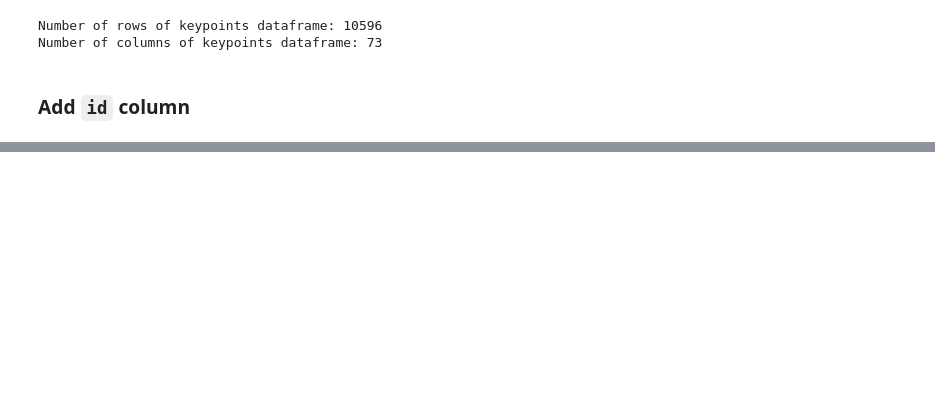
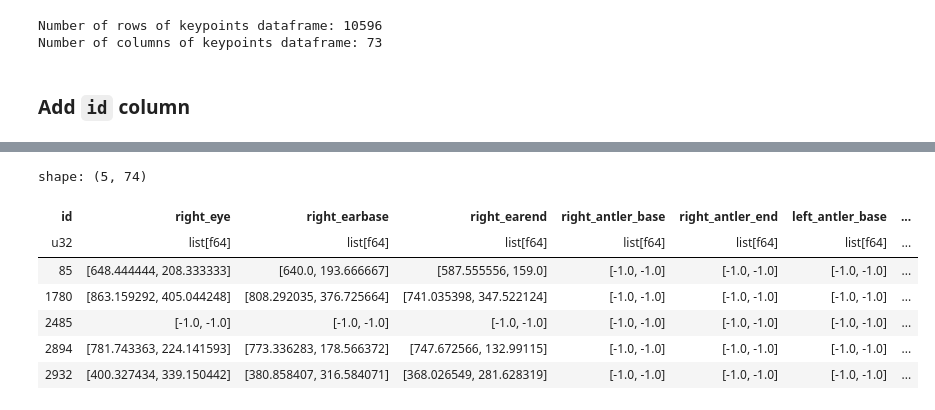
Before and after one commit to RadimKozl/Datasets, a Jupyter notebook: awa2-dataset-analysis.ipynb, the cells around one changed output, grey strips where cells are left out. Saved outputs shown, nothing was run; the diff lists cells and outputs as text; code cells hidden in the pictures; blank space fills up the shorter version.

```diff
--- a/awa2-dataset-analysis.ipynb
+++ b/awa2-dataset-analysis.ipynb
@@ -434,0 +573,11 @@ shape: (5, 74)
+# %%
+df_bbox_null.head(5)
+# %% [output]
+shape: (5, 74)
+| id | right_eye | right_earbase | right_earend | right_antler_base | right_antler_end | left_antler_base | ... |
+| u32 | list[f64] | list[f64] | list[f64] | list[f64] | list[f64] | list[f64] | ... |
+| 85 | [648.444444, 208.333333] | [640.0, 193.666667] | [587.555556, 159.0] | [-1.0, -1.0] | [-1.0, -1.0] | [-1.0, -1.0] | ... |
+| 1780 | [863.159292, 405.044248] | [808.292035, 376.725664] | [741.035398, 347.522124] | [-1.0, -1.0] | [-1.0, -1.0] | [-1.0, -1.0] | ... |
+| 2485 | [-1.0, -1.0] | [-1.0, -1.0] | [-1.0, -1.0] | [-1.0, -1.0] | [-1.0, -1.0] | [-1.0, -1.0] | ... |
+| 2894 | [781.743363, 224.141593] | [773.336283, 178.566372] | [747.672566, 132.99115] | [-1.0, -1.0] | [-1.0, -1.0] | [-1.0, -1.0] | ... |
+| 2932 | [400.327434, 339.150442] | [380.858407, 316.584071] | [368.026549, 281.628319] | [-1.0, -1.0] | [-1.0, -1.0] | [-1.0, -1.0] | ... |
```
Also changed, not shown: parts of 31 cells of this notebook.
